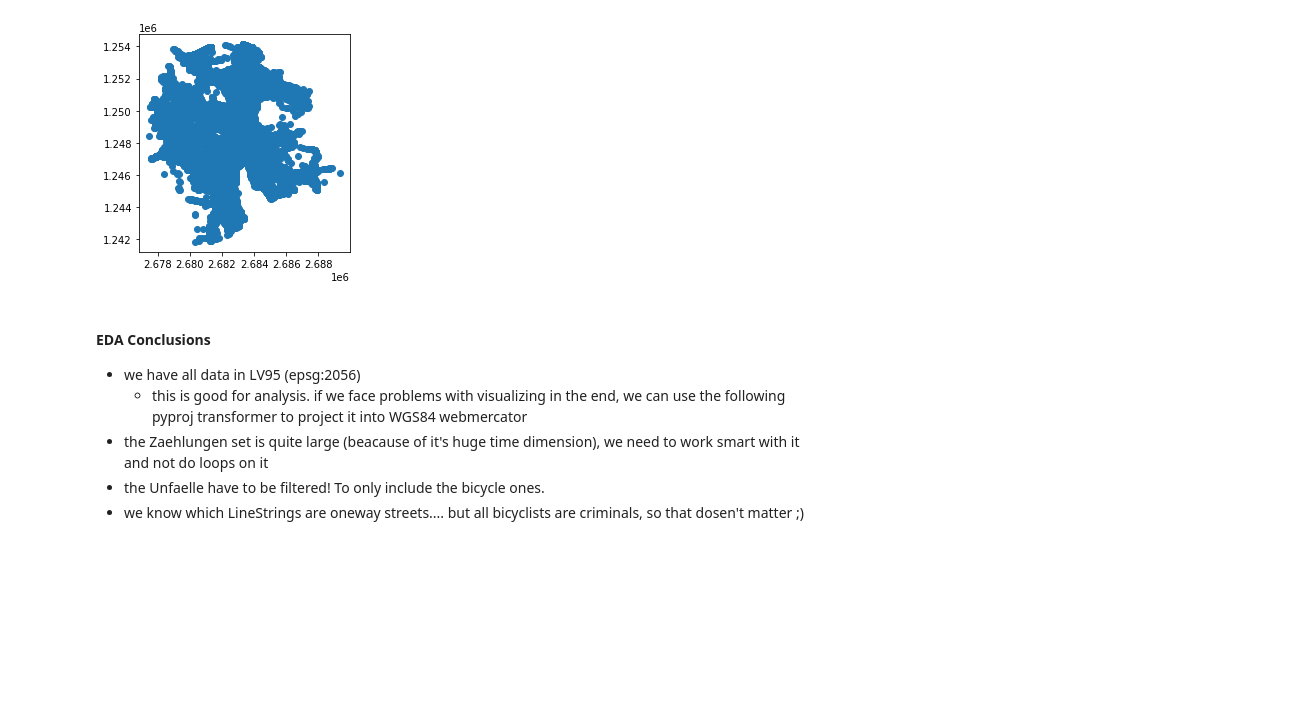
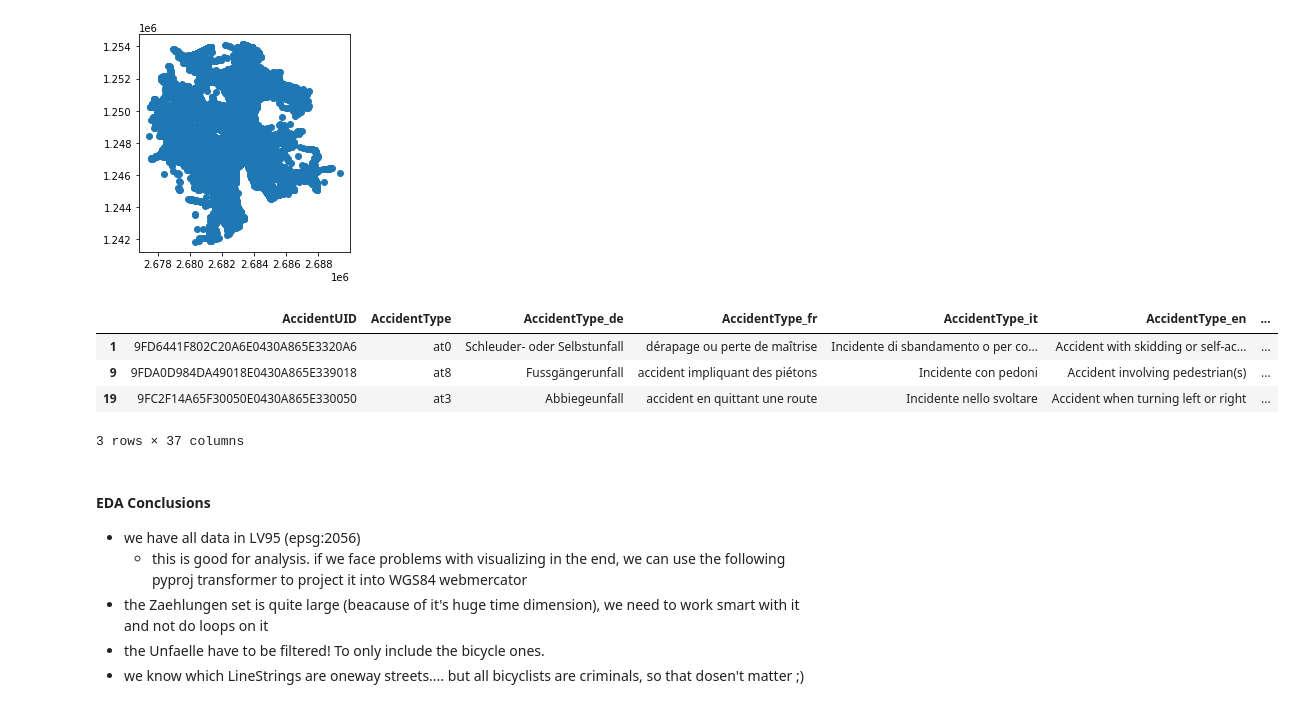
Before and after one commit to thereallinusrg/Velo-Zueri-Unfaelle, a Jupyter notebook: linus-notebook.ipynb, the cells around one changed output. Saved outputs shown, nothing was run; the diff lists cells and outputs as text; code cells hidden in the pictures; blank space fills up the shorter version.

```diff
--- a/linus-notebook.ipynb
+++ b/linus-notebook.ipynb
@@ -50,6 +50,14 @@ Unfaelle.plot()
 # %%
 # Filter to only contain Accidents involving Bikes
 VeloUnfaelle = Unfaelle.loc[Unfaelle['AccidentInvolvingBicycle']==True]
+# %%
+VeloUnfaelle.head(3)
+# %% [output]
+|  | AccidentUID | AccidentType | AccidentType_de | AccidentType_fr | AccidentType_it | AccidentType_en | ... |
+| 1 | 9FD6441F802C20A6E0430A865E3320A6 | at0 | Schleuder- oder Selbstunfall | dérapage ou perte de maîtrise | Incidente di sbandamento o per co... | Accident with skidding or self-ac... | ... |
+| 9 | 9FDA0D984DA49018E0430A865E339018 | at8 | Fussgängerunfall | accident impliquant des piétons | Incidente con pedoni | Accident involving pedestrian(s) | ... |
+| 19 | 9FC2F14A65F30050E0430A865E330050 | at3 | Abbiegeunfall | accident en quittant une route | Incidente nello svoltare | Accident when turning left or right | ... |
+3 rows × 37 columns
 # %% [markdown]
 #### EDA Conclusions
 - we have all data in LV95 (epsg:2056)
```
Also changed, not shown: parts of 21 cells of this notebook, 6 other files.
